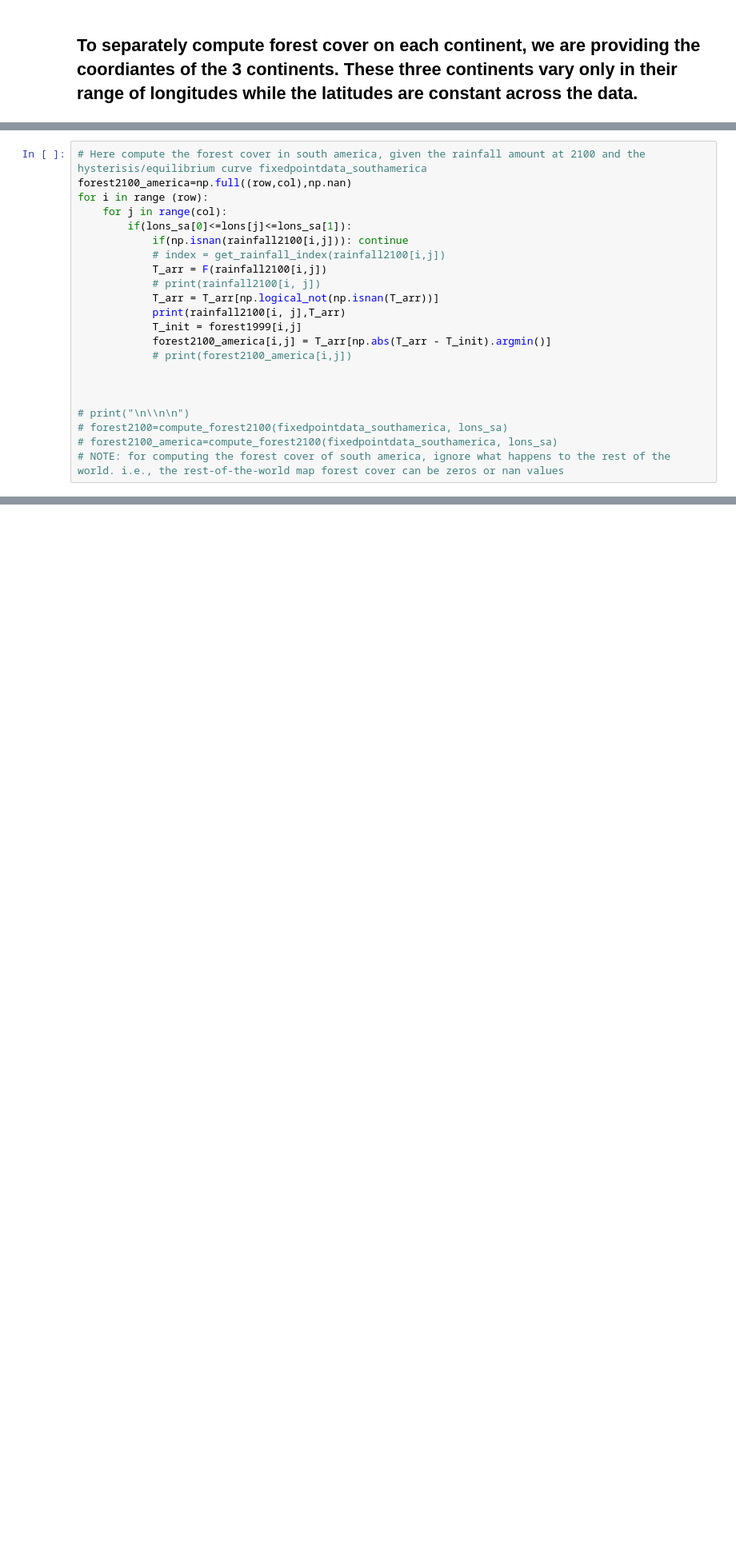
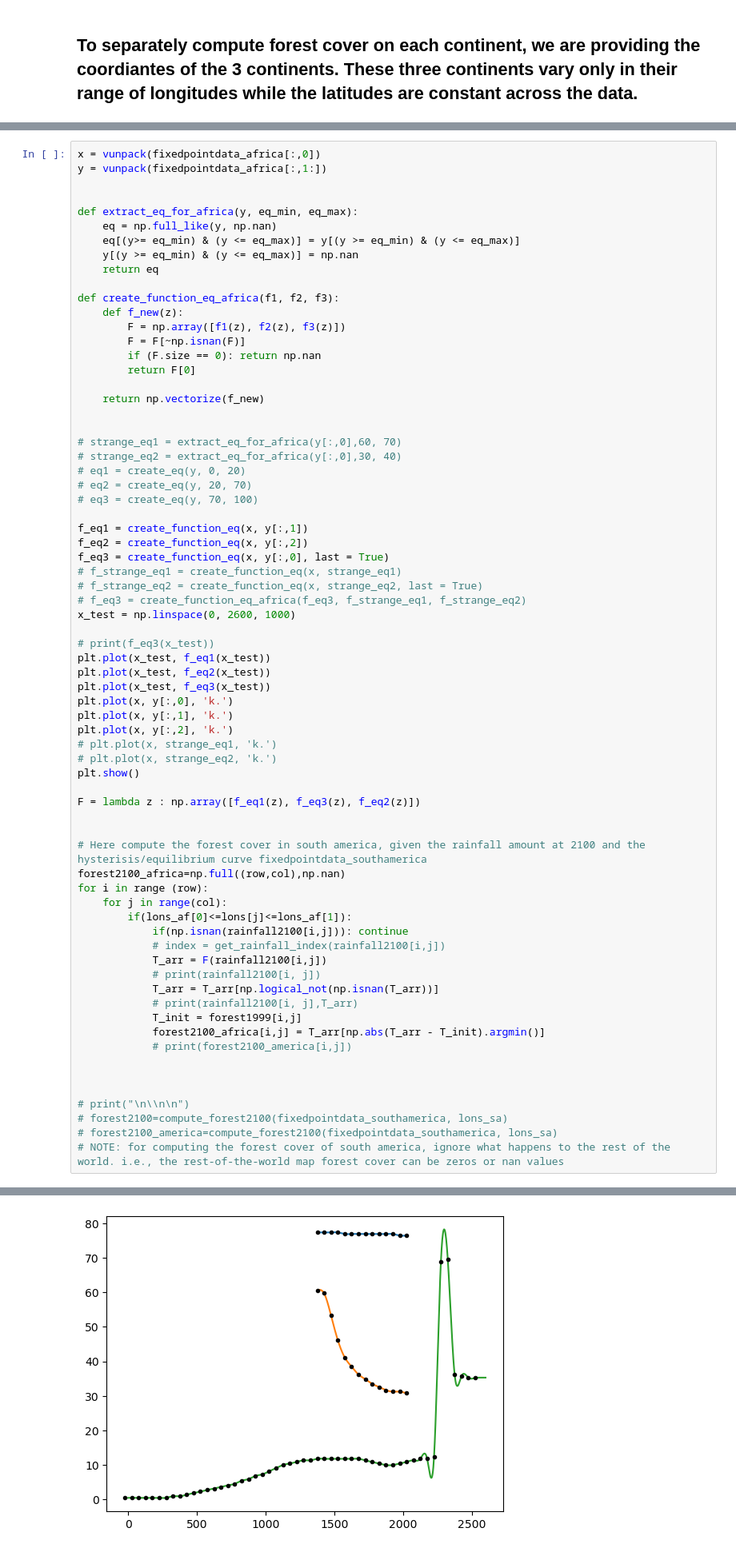
Before and after one commit to TheoHanon/Modeling, a Jupyter notebook: Part2/2023P2Q3_Coding.ipynb, the cells around one changed output, grey strips where cells are left out. Shown at 80% size. Saved outputs shown, nothing was run; the diff lists cells and outputs as text; blank space fills up the shorter version.

```diff
--- a/Part2/2023P2Q3_Coding.ipynb
+++ b/Part2/2023P2Q3_Coding.ipynb
@@ -202,19 +161,67 @@ def compute_forest2100(fixedpointdata, Lons):
 
     return forest2100
 # %%
+x = vunpack(fixedpointdata_africa[:,0])
+y = vunpack(fixedpointdata_africa[:,1:])
+
+
+def extract_eq_for_africa(y, eq_min, eq_max):
+    eq = np.full_like(y, np.nan)
+    eq[(y>= eq_min) & (y <= eq_max)] = y[(y >= eq_min) & (y <= eq_max)]
+    y[(y >= eq_min) & (y <= eq_max)] = np.nan
+    return eq
+
+def create_function_eq_africa(f1, f2, f3):
+    def f_new(z):
+        F = np.array([f1(z), f2(z), f3(z)])
+        F = F[~np.isnan(F)]
+        if (F.size == 0): return np.nan
+        return F[0]
+
+    return np.vectorize(f_new)
+
+
+# strange_eq1 = extract_eq_for_africa(y[:,0],60, 70)
+# strange_eq2 = extract_eq_for_africa(y[:,0],30, 40)
+# eq1 = create_eq(y, 0, 20)
+# eq2 = create_eq(y, 20, 70)
+# eq3 = create_eq(y, 70, 100)
+
+f_eq1 = create_function_eq(x, y[:,1])
+f_eq2 = create_function_eq(x, y[:,2])
+f_eq3 = create_function_eq(x, y[:,0], last = True)
+# f_strange_eq1 = create_function_eq(x, strange_eq1)
+# f_strange_eq2 = create_function_eq(x, strange_eq2, last = True)
+# f_eq3 = create_function_eq_africa(f_eq3, f_strange_eq1, f_strange_eq2)
+x_test = np.linspace(0, 2600, 1000)
+
+# print(f_eq3(x_test))
+plt.plot(x_test, f_eq1(x_test))
+plt.plot(x_test, f_eq2(x_test))
+plt.plot(x_test, f_eq3(x_test))
+plt.plot(x, y[:,0], 'k.')
+plt.plot(x, y[:,1], 'k.')
+plt.plot(x, y[:,2], 'k.')
+# plt.plot(x, strange_eq1, 'k.')
+# plt.plot(x, strange_eq2, 'k.')
+plt.show()
+
+F = lambda z : np.array([f_eq1(z), f_eq3(z), f_eq2(z)])
+
+
 # Here compute the forest cover in south america, given the rainfall amount at 2100 and the hysterisis/equilibrium curve fixedpointdata_southamerica
-forest2100_america=np.full((row,col),np.nan)
+forest2100_africa=np.full((row,col),np.nan)
 for i in range (row):
     for j in range(col):
-        if(lons_sa[0]<=lons[j]<=lons_sa[1]):
+        if(lons_af[0]<=lons[j]<=lons_af[1]):
             if(np.isnan(rainfall2100[i,j])): continue
             # index = get_rainfall_index(rainfall2100[i,j])
             T_arr = F(rainfall2100[i,j])
             # print(rainfall2100[i, j])
             T_arr = T_arr[np.logical_not(np.isnan(T_arr))]
-            print(rainfall2100[i, j],T_arr)
+            # print(rainfall2100[i, j],T_arr)
             T_init = forest1999[i,j]
-            forest2100_america[i,j] = T_arr[np.abs(T_arr - T_init).argmin()]
+            forest2100_africa[i,j] = T_arr[np.abs(T_arr - T_init).argmin()]
             # print(forest2100_america[i,j])
 
 
@@ -244,3 +234,4 @@ for i in range (row):
+[figure, added]
 # %% [markdown]
 ## The cell below plots the forest cover in south america from the value provided in forest2100
 # %%
```
Also changed, not shown: parts of 8 cells of this notebook.
